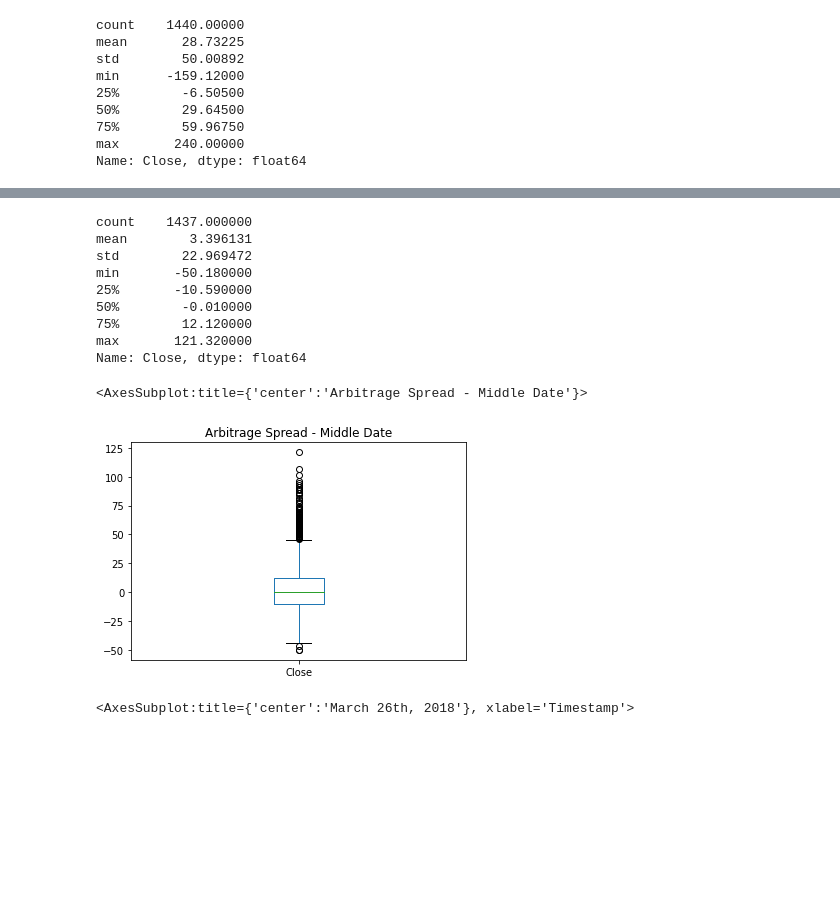
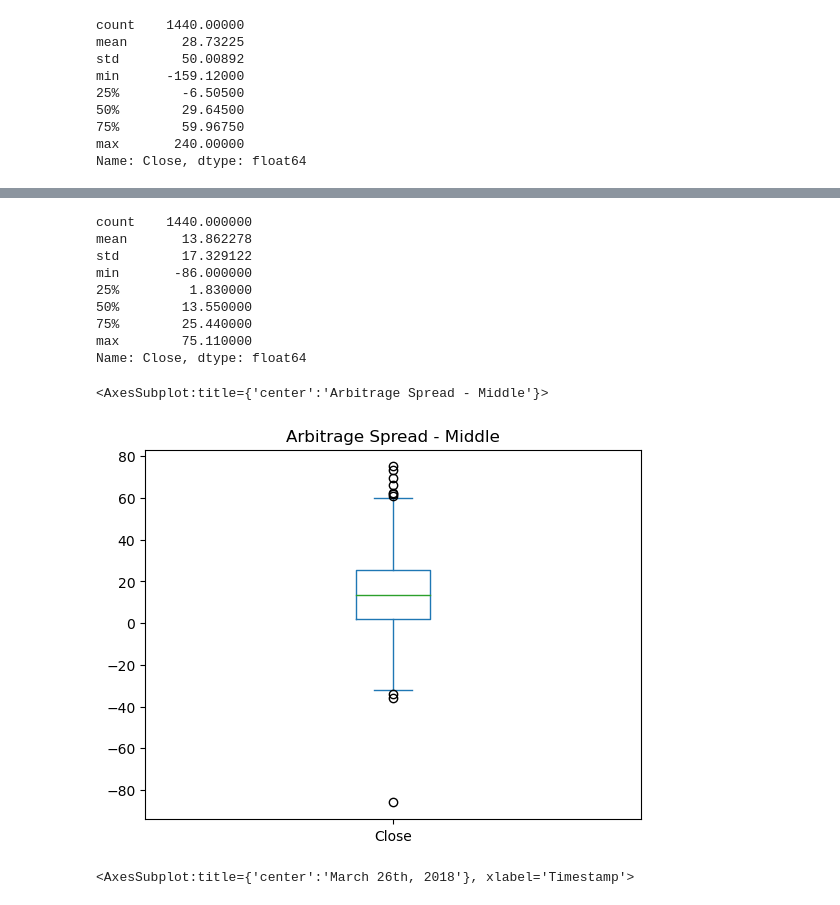
Before and after one commit to djohnst914/Bitcoin_Arbitrage_Opportunities, a Jupyter notebook: crypto_arbitrage.ipynb, the cells around one changed output, grey strips where cells are left out. Drawn from its saved outputs; the diff is of its cells as text; code cells hidden in the pictures; blank space fills up the shorter version.

```diff
--- a/crypto_arbitrage.ipynb
+++ b/crypto_arbitrage.ipynb
@@ -413,26 +416,26 @@ arbitrage_spread
 # %%
 # Using the date in the middle that you have selected, calculate the arbitrage spread
 # by subtracting the bitstamp lower closing prices from the coinbase higher closing prices
-arbitrage_spread_middle = # YOUR CODE HERE
+arbitrage_spread_middle = coinbase["Close"].loc["2018-02-17"] - bitstamp["Close"].loc["2018-02-17"]
 
 # Generate summary statistics
-# YOUR CODE HERE
+arbitrage_spread_middle.describe()
 # %% [output]
-count    1437.000000
-mean        3.396131
-std        22.969472
-min       -50.180000
-25%       -10.590000
-50%        -0.010000
-75%        12.120000
-max       121.320000
+count    1440.000000
+mean       13.862278
+std        17.329122
+min       -86.000000
+25%         1.830000
+50%        13.550000
+75%        25.440000
+max        75.110000
 Name: Close, dtype: float64
 # %%
 # Visualize the arbitrage spread from the middle of the dataset in a box plot
-# YOUR CODE HERE
+arbitrage_spread_middle.plot(title = "Arbitrage Spread - Middle", kind='box')
 # %% [output]
-<AxesSubplot:title={'center':'Arbitrage Spread - Middle Date'}>
+<AxesSubplot:title={'center':'Arbitrage Spread - Middle'}>
-[figure, old version]
+[figure, new version]
 # %%
 # Create an overlay plot that visualizes the two dataframes over a period of one day from late in the dataset.
 # Be sure that the plots include the parameters `legend`, `figsize`, `title`, `color` and `label`
```
Also changed, not shown: parts of 2 cells of this notebook.
